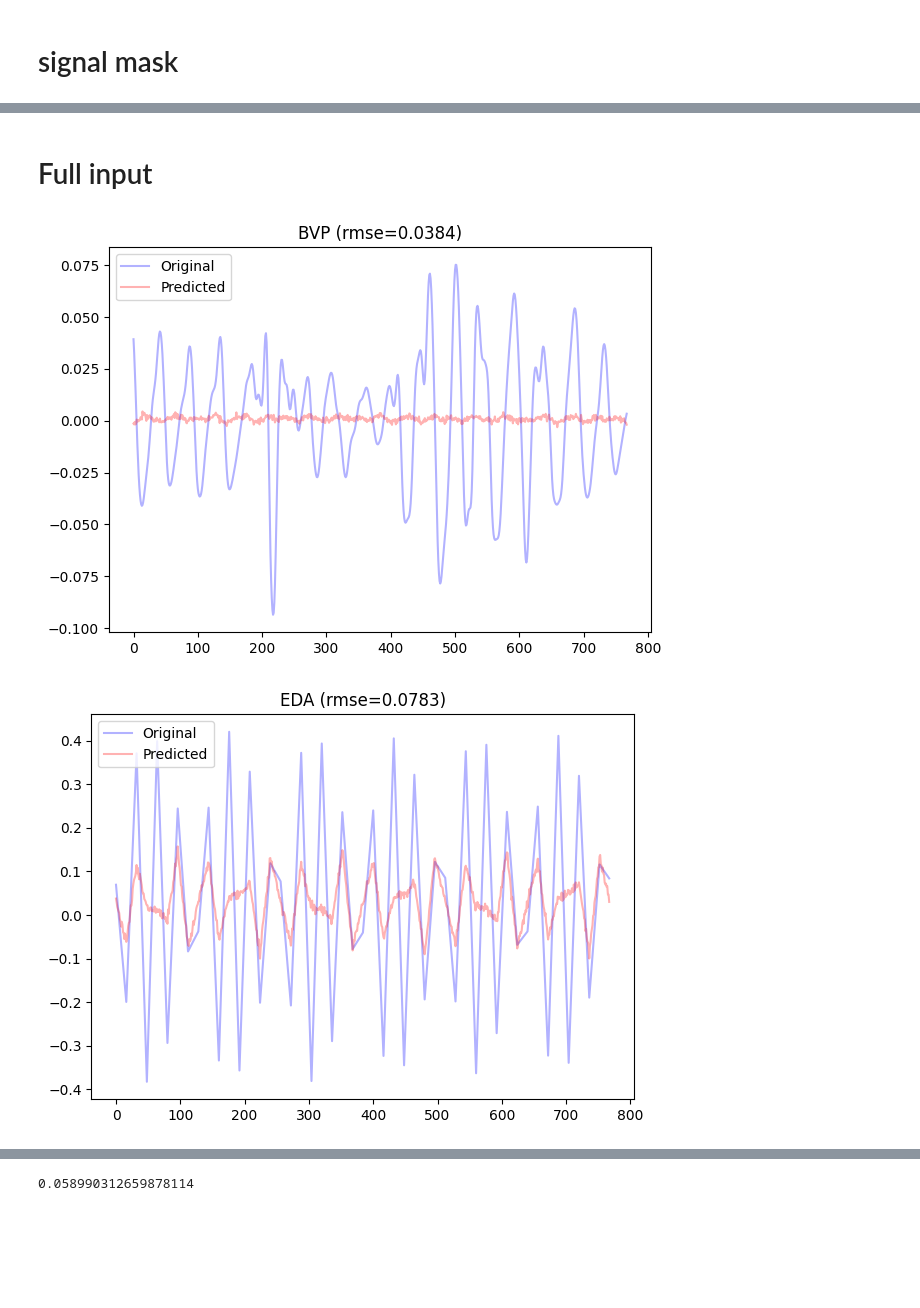
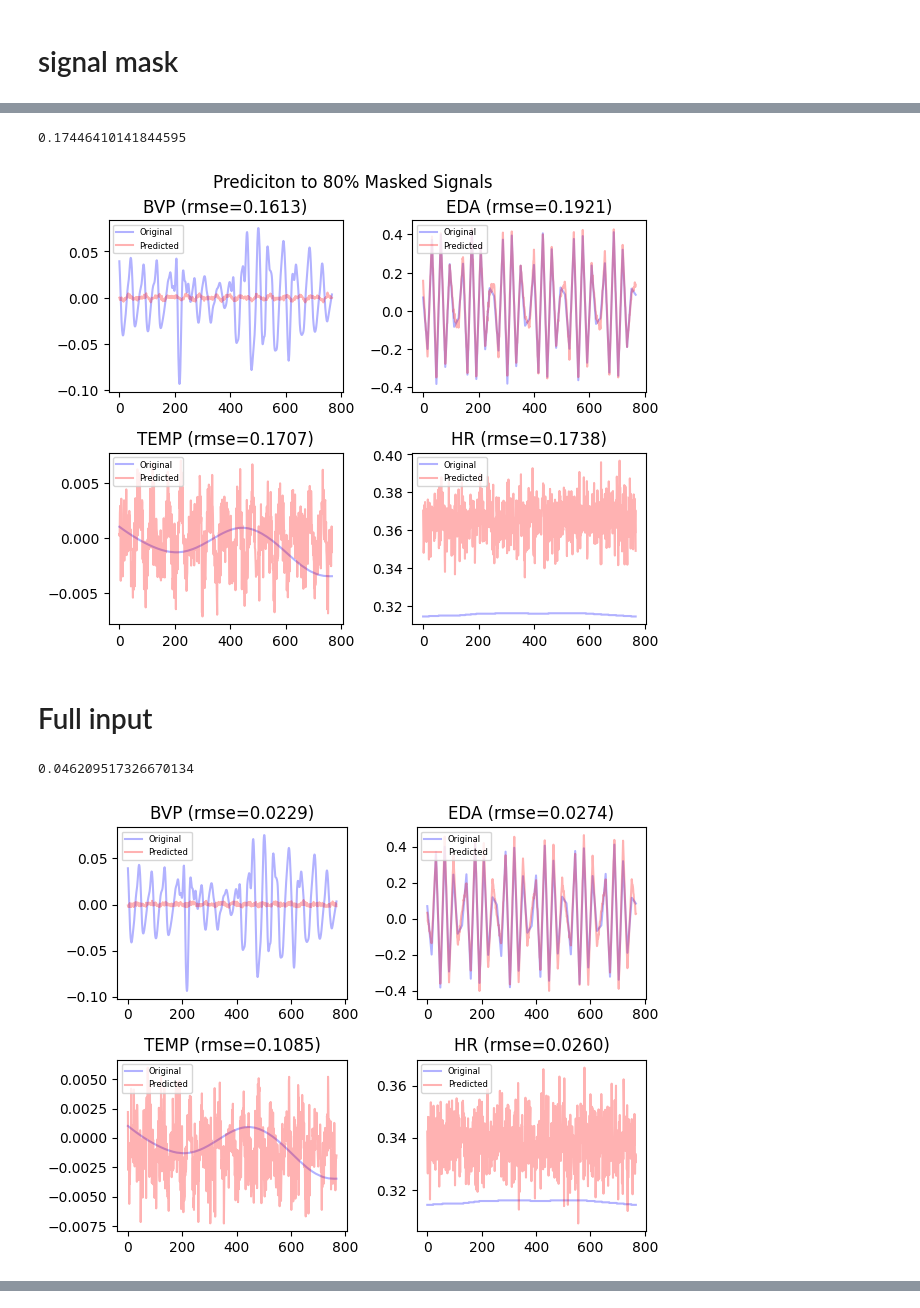
Before and after one commit to AlanConstantine/TPMER, a Jupyter notebook: evaluation_rep.ipynb, the cells around one changed output, grey strips where cells are left out. Saved outputs shown, nothing was run; the diff lists cells and outputs as text; code cells hidden in the pictures; blank space fills up the shorter version.

```diff
--- a/evaluation_rep.ipynb
+++ b/evaluation_rep.ipynb
@@ -142,7 +142,8 @@ def plot_signal(sig1, sig2, title):
     plt.plot(range(len(sig2)), sig2, '-', color='red', alpha=0.3, label="Predicted")
     plt.legend(loc="upper left")
     plt.title(title)
-    plt.show()
+    # plt.show()
+    return plt.gca()
 # %%
 xtest[0].reshape(1, -1, 768).shape
 # %% [output]
@@ -226,23 +321,65 @@ print(np.mean(avg_res))
+# %%
+signal_names = ['BVP', 'EDA', 'TEMP', 'HR']
+signal_index = 537
+avg_res = []
+fig, axs = plt.subplots(2, 2)
+pred_signal = 0
+for i in range(2):
+    for j in range(2):
+        signal_name = signal_names[pred_signal]
+        signal_mask = (torch.rand((1, 4, 768), device=args.device)
+                       <= 0.2).int()
+        masked_signal = (xtest[signal_index].reshape(1, -1, 768) * signal_mask)
+        torch_masked_signal = masked_signal.to(args.device).float()
+        output = model_(torch_masked_signal)
+        mse_res = mse_(output, torch_masked_signal).item()
+        avg_res.append(np.sqrt(mse_res))
+        sig2 = output.cpu().detach().numpy()[0][pred_signal].tolist()
+        sig1 = xtest.cpu().detach().numpy()[signal_index][pred_signal].tolist()
+
+        axs[i, j].plot(range(len(sig1)), sig1, color='blue', alpha=0.3, label="Original")
+        axs[i, j].plot(range(len(sig2)), sig2, '-', color='red', alpha=0.3, label="Predicted")
+        title = '{0} (rmse={1:.4f})'.format(signal_name, np.sqrt(mse_res))
+
+        axs[i, j].set_title(title)
+        axs[i, j].legend(loc="upper left", fontsize=6, )
+        fig.tight_layout()
+        pred_signal += 1
+
+fig.suptitle('Prediciton to 80% Masked Signals', y=1.02)
+print(np.mean(avg_res))
+# %% [output]
+0.17446410141844595
+[figure, added]
 # %% [markdown]
 # Full input
 # %%
 signal_names = ['BVP', 'EDA', 'TEMP', 'HR']
 signal_index = 537
 avg_res = []
-for pred_signal, signal_name in enumerate(signal_names):
-    # channel_mask = [1, 1, 1, 1]
-    # channel_mask[pred_signal] = 0
-    # channel_mask = np.array([[i]*768 for i in channel_mask]).reshape(1, -1, 768)
-    # masked_signal = (xtest[signal_index].reshape(1, -1, 768).cpu().detach().numpy() * channel_mask)
-    torch_masked_signal = xtest[signal_index].reshape(1, -1, 768).to(args.device).float()
-    output = model_(torch_masked_signal)
-    mse_res = mse_(output, torch_masked_signal).item()
-    # print('MSE', mse_res)
-    avg_res.append(np.sqrt(mse_res))
-    sig2 = output.cpu().detach().numpy()[0][pred_signal].tolist()
-    sig1 = xtest.cpu().detach().numpy()[signal_index][pred_signal].tolist()
-    plot_signal(sig1, sig2, '{0} (rmse={1:.4f})'.format(signal_name, np.sqrt(mse_res)))
+fig, axs = plt.subplots(2, 2)
+pred_signal = 0
+for i in range(2):
+    for j in range(2):
+        signal_name = signal_names[pred_signal]
+
+        torch_masked_signal = xtest[signal_index].reshape(1, -1, 768).to(args.device).float()
+        output = model_(torch_masked_signal)
+        mse_res = mse_(output, torch_masked_signal).item()
+        avg_res.append(np.sqrt(mse_res))
+        sig2 = output.cpu().detach().numpy()[0][pred_signal].tolist()
+        sig1 = xtest.cpu().detach().numpy()[signal_index][pred_signal].tolist()
+
+        axs[i, j].plot(range(len(sig1)), sig1, color='blue', alpha=0.3, label="Original")
+        axs[i, j].plot(range(len(sig2)), sig2, '-', color='red', alpha=0.3, label="Predicted")
+        title = '{0} (rmse={1:.4f})'.format(signal_name, np.sqrt(mse_res))
+
+        axs[i, j].set_title(title)
+        axs[i, j].legend(loc="upper left", fontsize=6, )
+        fig.tight_layout()
+        pred_signal += 1
+
 print(np.mean(avg_res))
 # %% [output]
+0.046209517326670134
-[figure, old version]
+[figure, new version]
-[figure, removed]
@@ -251 +385,0 @@ print(np.mean(avg_res))
-0.058990312659878114
```
Also changed, not shown: parts of 6 cells of this notebook.
